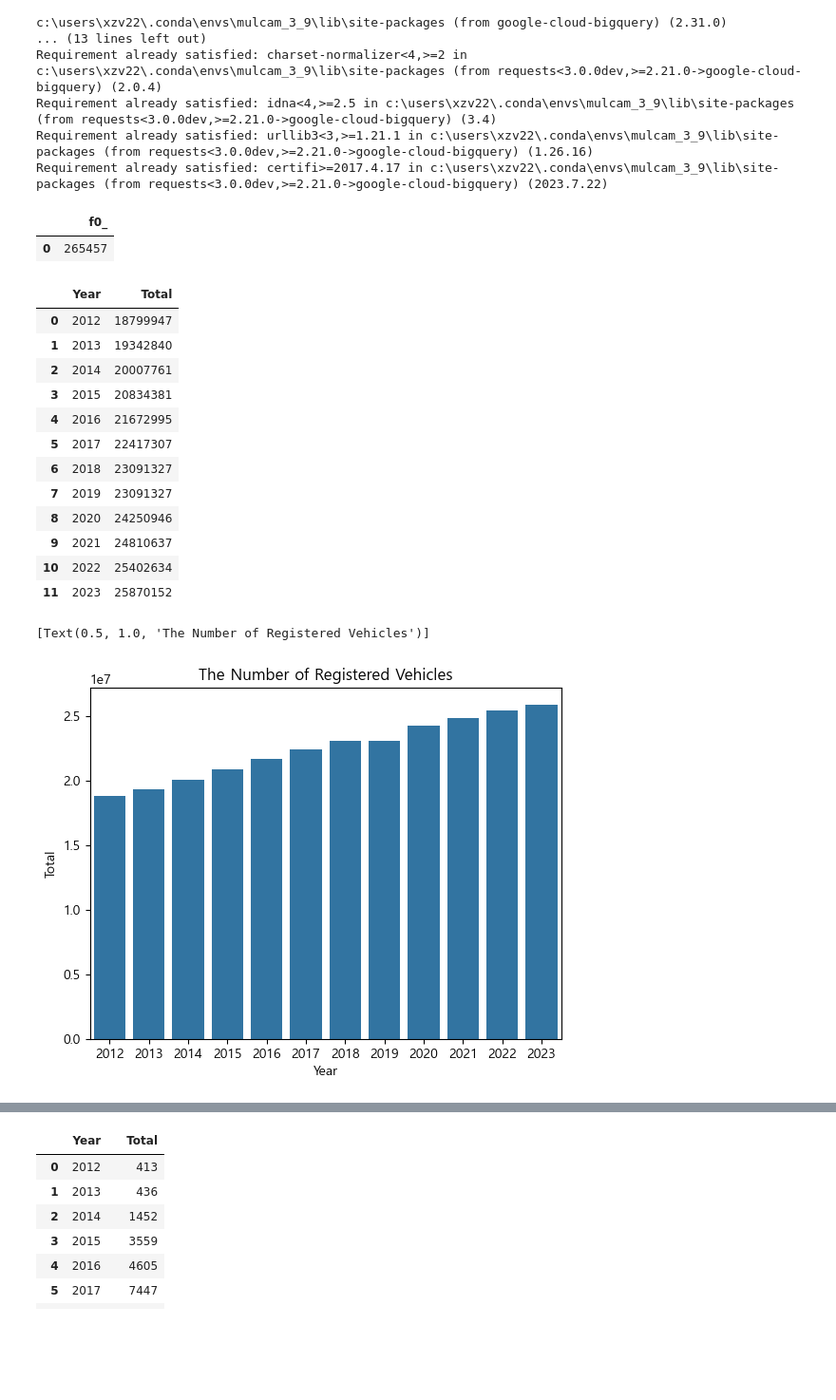
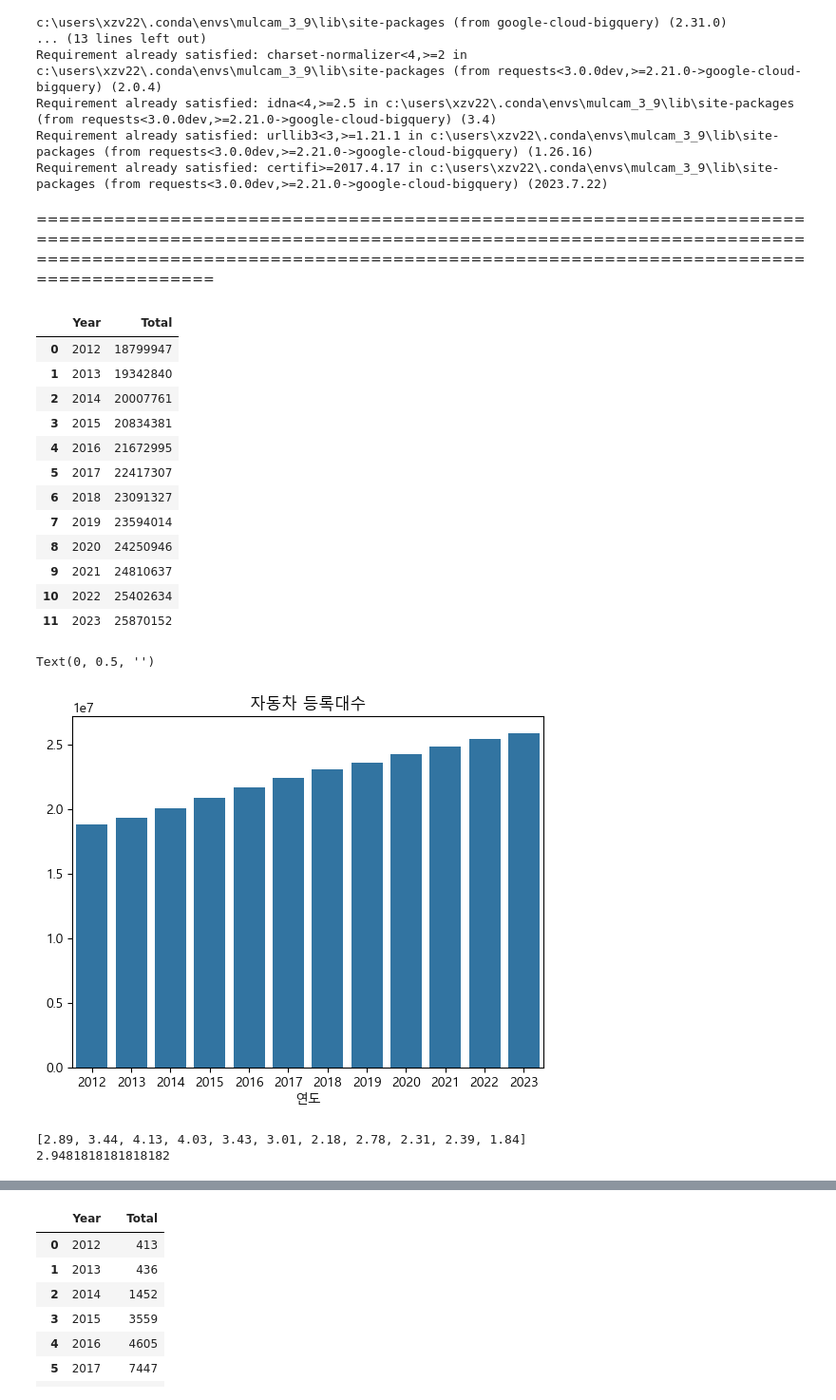
Before and after one commit to GRetriever/Data-Analysis-Project, a Jupyter notebook: project.ipynb, the cells around one changed output, grey strips where cells are left out. Shown: that part at 95% size. Saved outputs shown, nothing was run; the diff lists cells and outputs as text; code cells hidden in the pictures; blank space fills up the shorter version.

```diff
--- a/project.ipynb
+++ b/project.ipynb
@@ -34,7 +26,7 @@ import matplotlib.pyplot as plt
 # %%
 from google.oauth2 import service_account
 
-credentials = service_account.Credentials.from_service_account_file('./data/multicampus_project_first_account.json')
+credentials = service_account.Credentials.from_service_account_file('./multicampus_project_first_account.json')
 # %%
 from google.cloud import bigquery
 
@@ -47,9 +37,5 @@ sql = "SELECT COUNT(*) FROM project_1.ChargingStations"
-# %%
-df = client.query(sql).to_dataframe()
-df
-# %% [output]
-|  | f0_ |
-| 0 | 265457 |
+# %% [markdown]
+===============================================================================================================================================================================================================================
 # %%
 # 1번 : 자동차 등록 수 자료
 # 기준 : 2023년 10월 31일
@@ -73,7 +59,7 @@ df
 | 4 | 2016 | 21672995 |
 | 5 | 2017 | 22417307 |
 | 6 | 2018 | 23091327 |
-| 7 | 2019 | 23091327 |
+| 7 | 2019 | 23594014 |
 | 8 | 2020 | 24250946 |
 | 9 | 2021 | 24810637 |
 | 10 | 2022 | 25402634 |
@@ -81,11 +67,27 @@ df
 # %%
 sns.barplot(
     data = df,
     x = 'Year',
     y = 'Total'
     ).set(
-        title = 'The Number of Registered Vehicles'
+        title = '자동차 등록대수'
         )
+plt.xlabel('연도')   # https://wikidocs.net/92081  x축,y축 레이블 설정
+plt.ylabel('')
 # %% [output]
-[Text(0.5, 1.0, 'The Number of Registered Vehicles')]
+Text(0, 0.5, '')
-[figure, old version]
+[figure, new version]
+# %%
+# 상승률 계산
+
+
+answer = []
+num = df['Total']
+
+for i in range(len(df['Total'])-1):
+    answer.append(round((num[i+1]-num[i])/num[i]*100,2))
+print(answer)
+print(sum(answer)/len(answer))
+# %% [output]
+[2.89, 3.44, 4.13, 4.03, 3.43, 3.01, 2.18, 2.78, 2.31, 2.39, 1.84]
+2.9481818181818182
```
Also changed, not shown: parts of 46 cells of this notebook.
